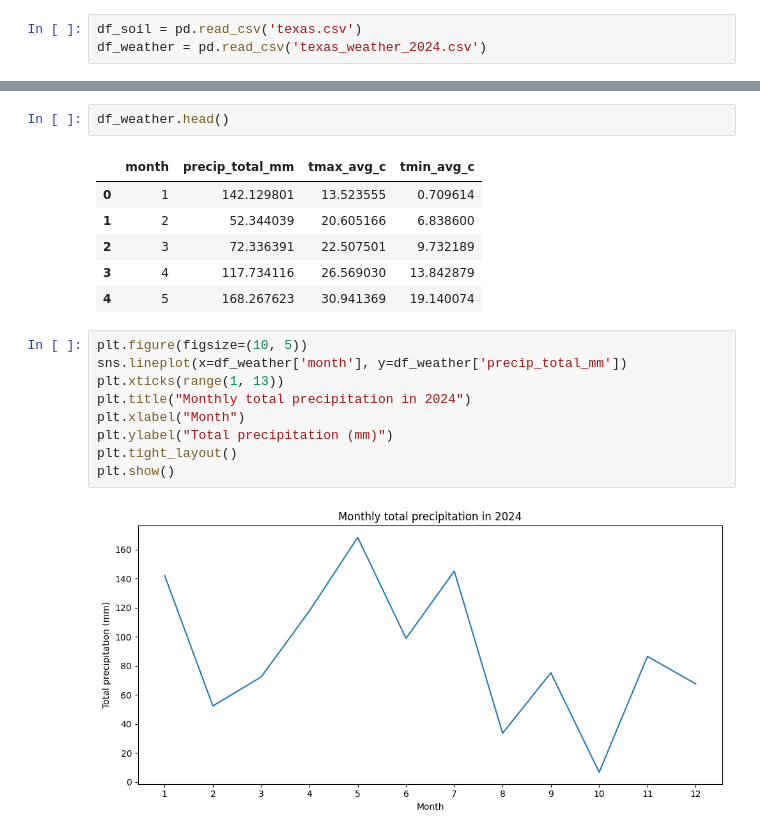
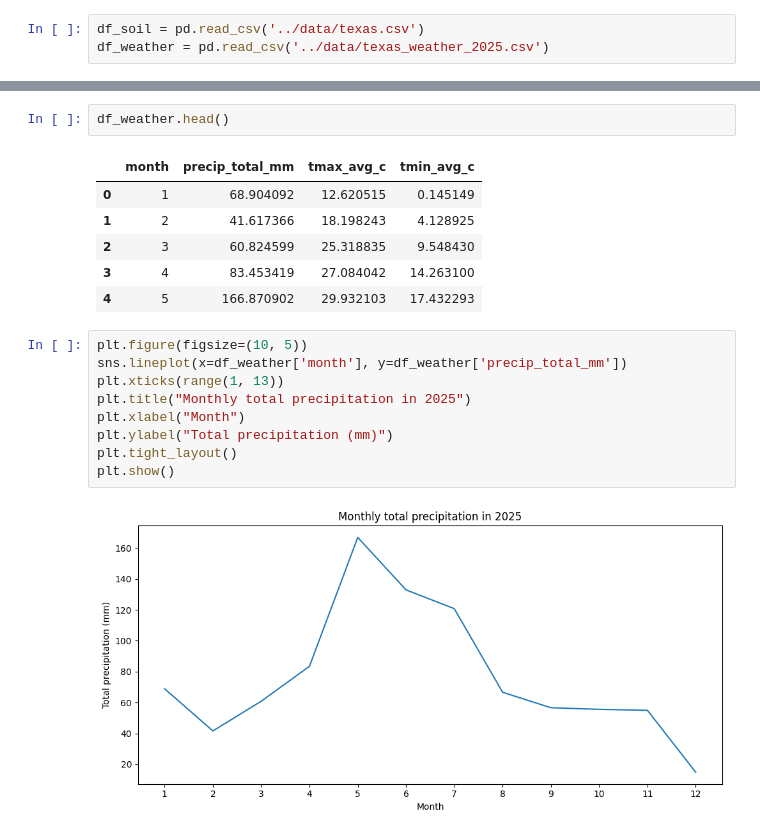
Before and after one commit to patrusgrg/Math4650_SP_2026_FP1_G3_GURUNG, a Jupyter notebook: notebooks/main.ipynb, the cells around one changed output, grey strips where cells are left out. Saved outputs shown, nothing was run; the diff lists cells and outputs as text.

```diff
--- a/notebooks/main.ipynb
+++ b/notebooks/main.ipynb
@@ -6,6 +20,6 @@ import seaborn as sns
 # %%
-df_soil = pd.read_csv('texas.csv')
-df_weather = pd.read_csv('texas_weather_2024.csv')
+df_soil = pd.read_csv('../data/texas.csv')
+df_weather = pd.read_csv('../data/texas_weather_2025.csv')
 # %%
 df_soil.head()
 # %% [output]
@@ -214,19 +436,19 @@ plt.show()
 df_weather.head()
 # %% [output]
 |  | month | precip_total_mm | tmax_avg_c | tmin_avg_c |
-| 0 | 1 | 142.129801 | 13.523555 | 0.709614 |
-| 1 | 2 | 52.344039 | 20.605166 | 6.838600 |
-| 2 | 3 | 72.336391 | 22.507501 | 9.732189 |
-| 3 | 4 | 117.734116 | 26.569030 | 13.842879 |
-| 4 | 5 | 168.267623 | 30.941369 | 19.140074 |
+| 0 | 1 | 68.904092 | 12.620515 | 0.145149 |
+| 1 | 2 | 41.617366 | 18.198243 | 4.128925 |
+| 2 | 3 | 60.824599 | 25.318835 | 9.548430 |
+| 3 | 4 | 83.453419 | 27.084042 | 14.263100 |
+| 4 | 5 | 166.870902 | 29.932103 | 17.432293 |
 # %%
 plt.figure(figsize=(10, 5))
 sns.lineplot(x=df_weather['month'], y=df_weather['precip_total_mm'])
 plt.xticks(range(1, 13))
-plt.title("Monthly total precipitation in 2024")
+plt.title("Monthly total precipitation in 2025")
 plt.xlabel("Month")
 plt.ylabel("Total precipitation (mm)")
 plt.tight_layout()
 plt.show()
 # %% [output]
-[figure, old version]
+[figure, new version]
```
Also changed, not shown: parts of 42 cells of this notebook.
